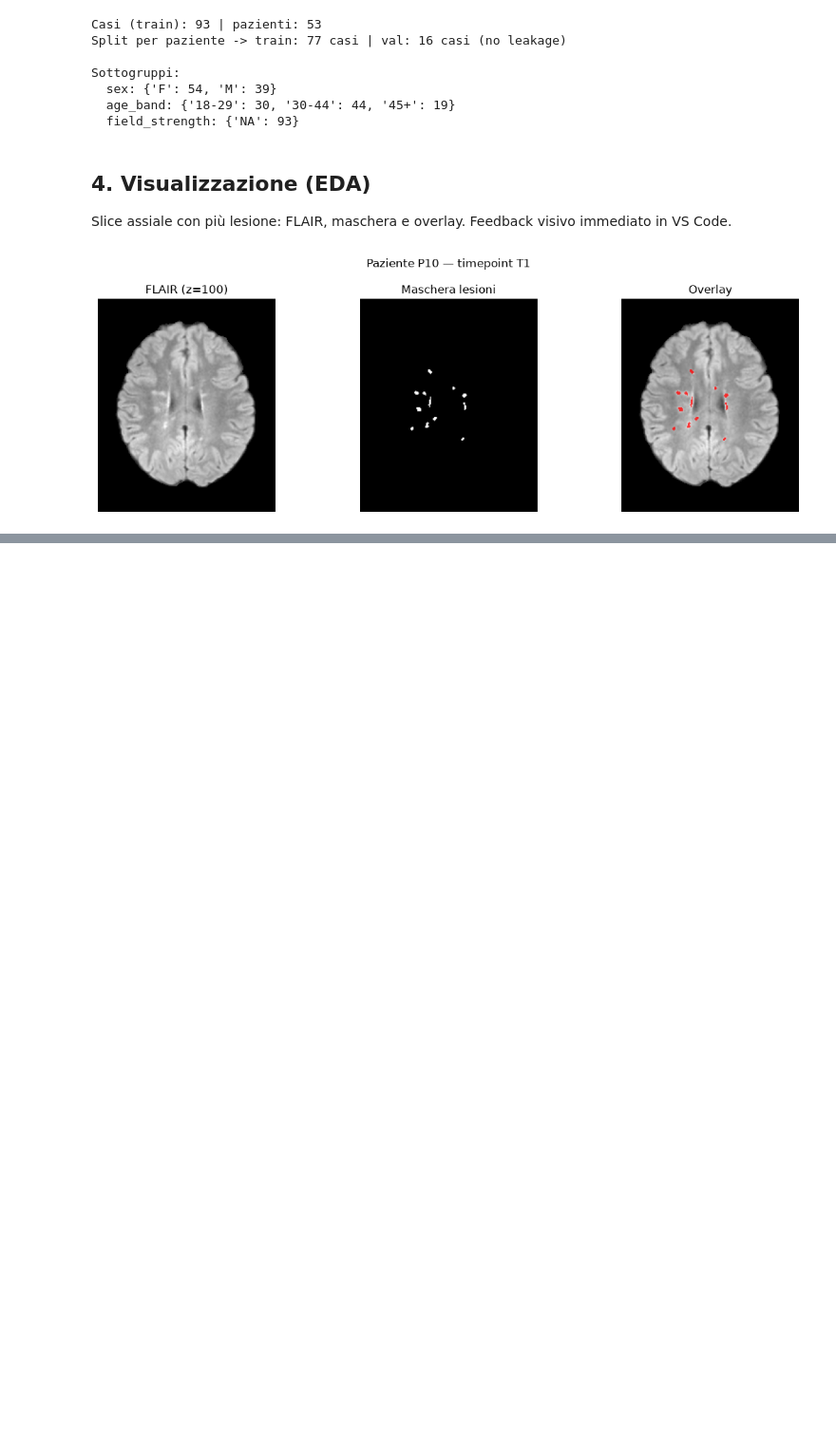
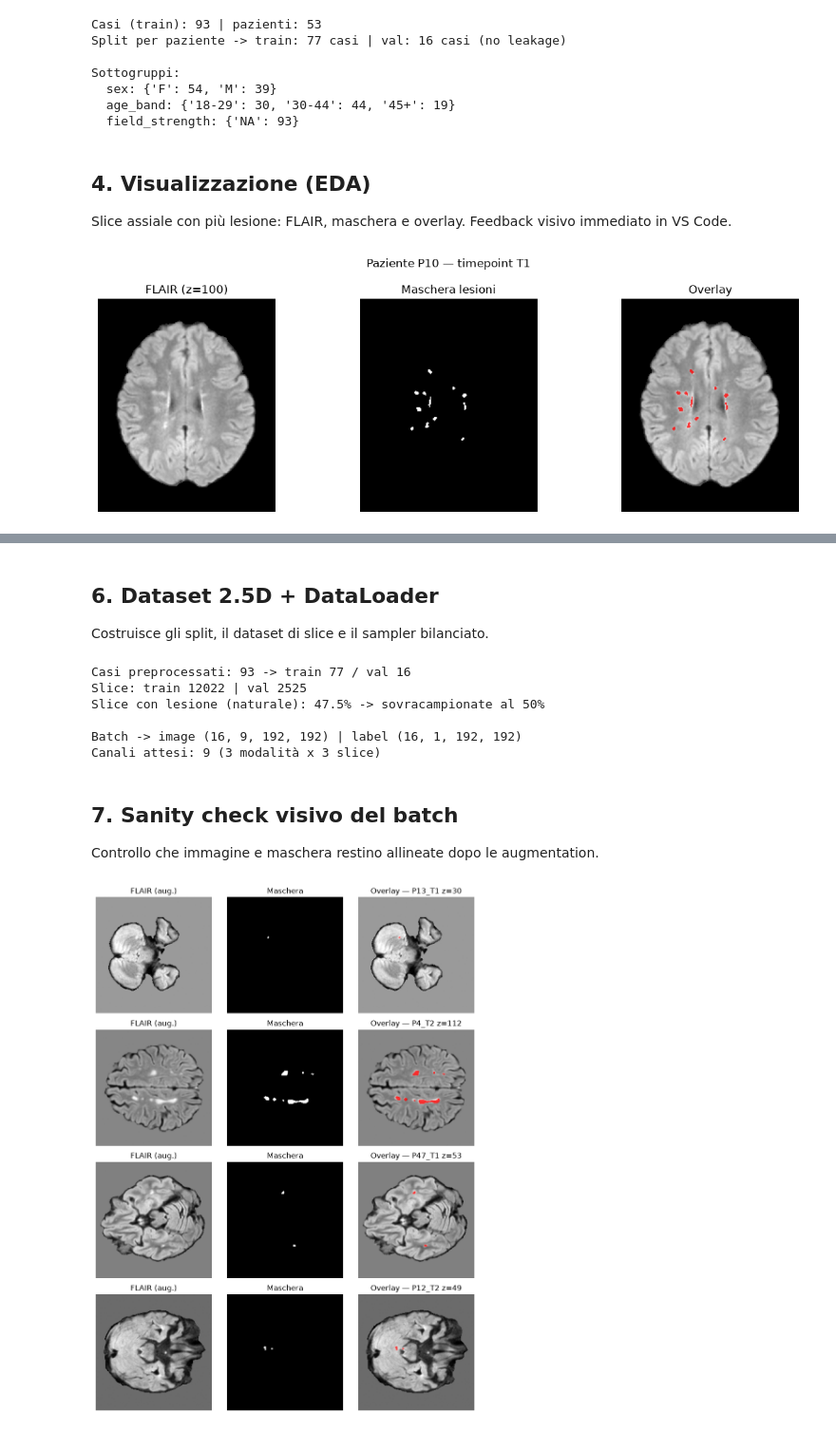
Before and after one commit to Massyiwnl/ms-lesion-seg, a Jupyter notebook: notebooks/runner.ipynb, the cells around one changed output, grey strips where cells are left out. Shown at 95% size. Cells and saved outputs as stored; diff of their text form; code cells hidden in the pictures; blank space fills up the shorter version.

```diff
--- a/notebooks/runner.ipynb
+++ b/notebooks/runner.ipynb
@@ -120,0 +145,54 @@ Per il training pesante puoi passare a Colab senza cambiare codice: basta il pat
+# %% [markdown]
+## 6. Dataset 2.5D + DataLoader
+Costruisce gli split, il dataset di slice e il sampler bilanciato.
+# %%
+from src.data.preprocessing import load_index
+from src.data.dataset import build_dataloaders
+from src.data.indexing import make_patient_splits
+
+cfg = load_config("configs/base.yaml")
+proc_cases = load_index(cfg.paths.processed_root, "train")
+tr_cases, va_cases = make_patient_splits(proc_cases, 0.2, cfg.project.seed)
+
+train_loader, val_loader, train_ds, val_ds = build_dataloaders(cfg, tr_cases, va_cases)
+print(f"Casi preprocessati: {len(proc_cases)} -> train {len(tr_cases)} / val {len(va_cases)}")
+print(f"Slice: train {len(train_ds)} | val {len(val_ds)}")
+print(f"Slice con lesione (naturale): {train_ds.is_positive.mean()*100:.1f}% "
+      f"-> sovracampionate al {cfg.data.pos_neg_ratio*100:.0f}%")
+
+batch = next(iter(train_loader))
+print(f"\nBatch -> image {tuple(batch['image'].shape)} | label {tuple(batch['label'].shape)}")
+print(f"Canali attesi: {cfg.model.in_channels} "
+      f"({len(cfg.data.modalities)} modalità x {2*cfg.data.context_slices+1} slice)")
+# %% [output]
+Casi preprocessati: 93 -> train 77 / val 16
+Slice: train 12022 | val 2525
+Slice con lesione (naturale): 47.5% -> sovracampionate al 50%
+
+Batch -> image (16, 9, 192, 192) | label (16, 1, 192, 192)
+Canali attesi: 9 (3 modalità x 3 slice)
+# %% [markdown]
+## 7. Sanity check visivo del batch
+Controllo che immagine e maschera restino allineate dopo le augmentation.
+# %%
+import matplotlib.pyplot as plt
+import numpy as np
+
+ctr = cfg.data.context_slices  # indice del canale centrale (slice della GT)
+pos = [i for i in range(len(batch["label"])) if batch["label"][i].sum() > 0][:4]
+if not pos:
+    print("Nessuna slice con lesione in questo batch: rilancia la cella.")
+else:
+    fig, axes = plt.subplots(len(pos), 3, figsize=(9, 3*len(pos)), squeeze=False)
+    for r, i in enumerate(pos):
+        img = batch["image"][i, ctr].numpy()          # FLAIR, slice centrale
+        lab = batch["label"][i, 0].numpy()
+        axes[r][0].imshow(img, cmap="gray"); axes[r][0].set_title("FLAIR (aug.)")
+        axes[r][1].imshow(lab, cmap="gray"); axes[r][1].set_title("Maschera")
+        axes[r][2].imshow(img, cmap="gray")
+        axes[r][2].imshow(np.ma.masked_where(lab == 0, lab), cmap="autumn", alpha=0.8)
+        axes[r][2].set_title(f"Overlay — {batch['case'][i]} z={int(batch['z'][i])}")
+        for a in axes[r]: a.axis("off")
+    plt.tight_layout(); plt.show()
+# %% [output]
+[figure, added]
```
Also changed, not shown: parts of 4 cells of this notebook, 10 other files.
